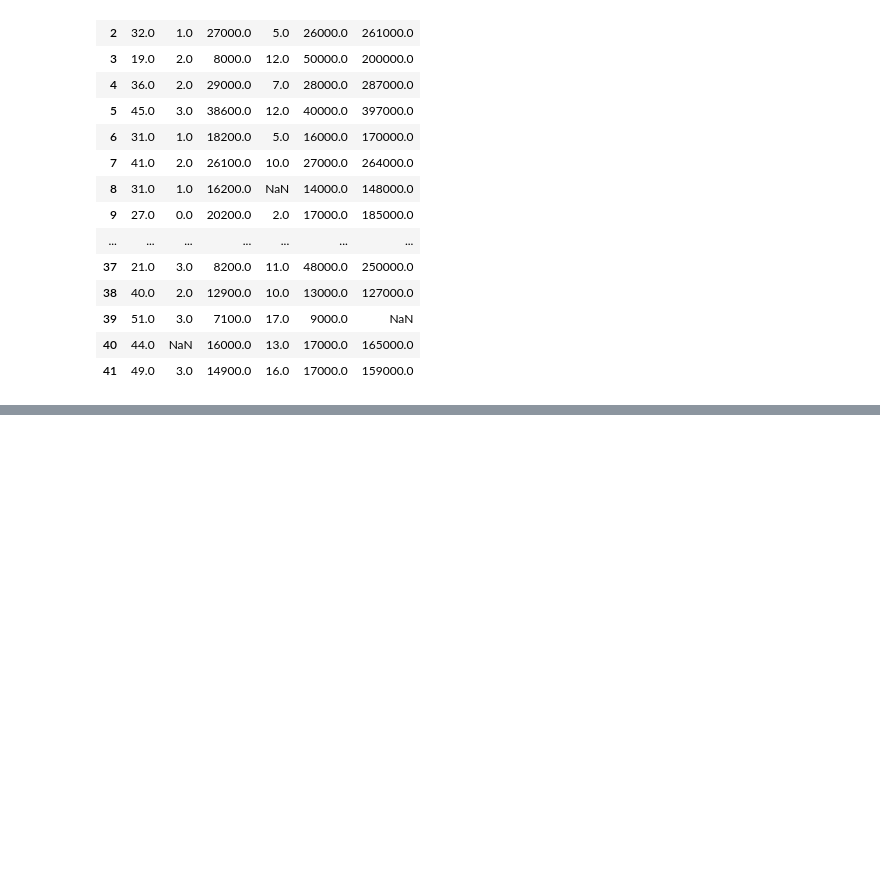
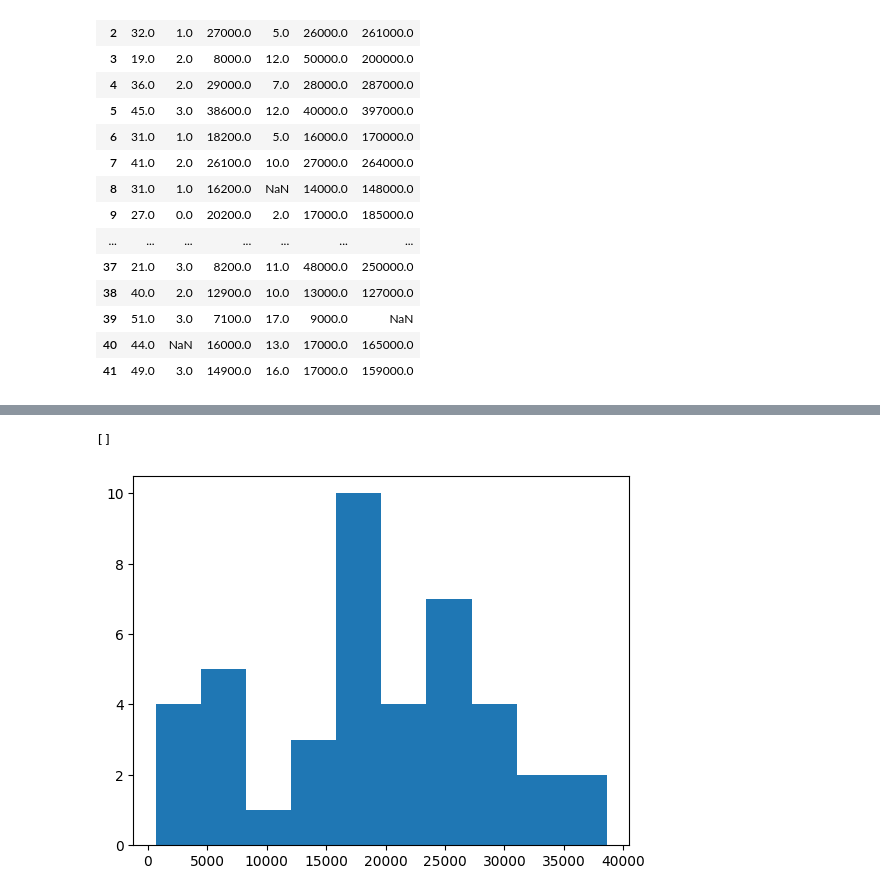
Before and after one commit to gsgol/Data_analysis, a Jupyter notebook: lab1/Golovanov_Marevichev.ipynb, the cells around one changed output, grey strips where cells are left out. Drawn from its saved outputs; the diff is of its cells as text; code cells hidden in the pictures; blank space fills up the shorter version.

```diff
--- a/lab1/Golovanov_Marevichev.ipynb
+++ b/lab1/Golovanov_Marevichev.ipynb
@@ -65,0 +63,6 @@ df_renamed.fillna(df_renamed.median(), inplace = True)
+# %%
+plt.hist(df_renamed["income"])
+plt.plot()
+# %% [output]
+[]
+[figure, added]
```
Also changed, not shown: parts of 27 cells of this notebook.
